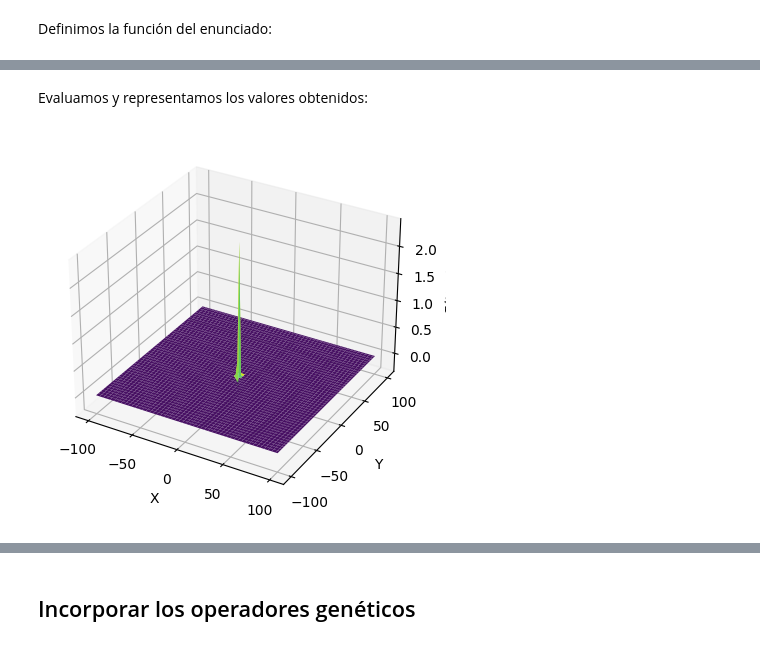
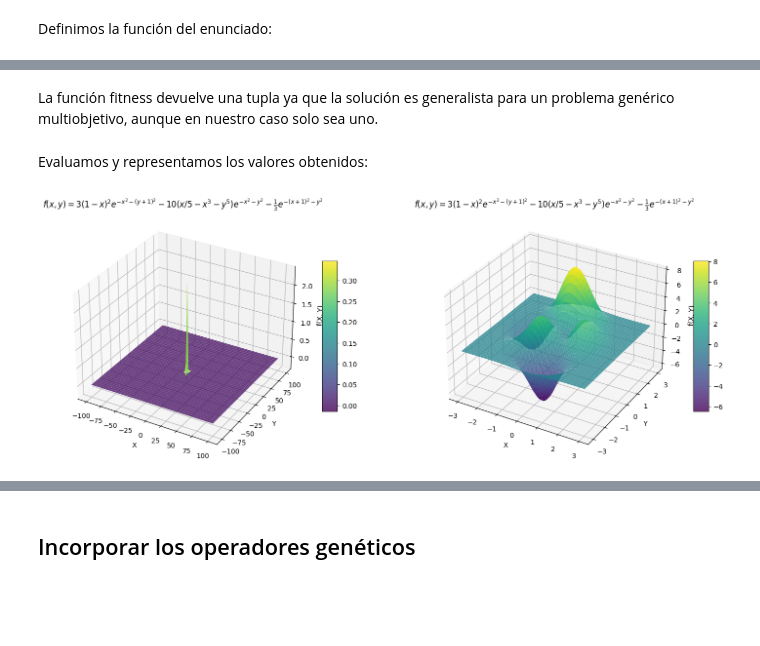
Before and after one commit to Alf-caput/P4_AlgoritmoGenetico, a Jupyter notebook: P4_AlgGen.ipynb, the cells around one changed output, grey strips where cells are left out. Drawn from its saved outputs; the diff is of its cells as text; code cells hidden in the pictures; blank space fills up the shorter version.

```diff
--- a/P4_AlgGen.ipynb
+++ b/P4_AlgGen.ipynb
@@ -57,33 +121,53 @@ toolbox.register("evaluate", partial(evaluate_fit, target_function=F, gene_range
+# %% [markdown]
+La función fitness devuelve una tupla ya que la solución es generalista para un problema genérico multiobjetivo, aunque en nuestro caso solo sea uno.
 # %% [markdown]
 Evaluamos y representamos los valores obtenidos:
-# %%
-import numpy as np
-import matplotlib.pyplot as plt
-from mpl_toolkits.mplot3d import Axes3D
-
-# Define la función
-F = lambda x, y: 3*(1-x)**2 * np.exp(-(x**2)-(y+1)**2) - 10*(x/5-x**3-y**5)*np.exp(-x**2-y**2) - 1/3*np.exp(-(x+1)**2-y**2)
-
-# Crea datos para la gráfica
-x = np.linspace(-100, 100, 100)
-y = np.linspace(-100, 100, 100)
-x, y = np.meshgrid(x, y)
-z = F(x, y)
-
-# Crea la figura 3D
-fig = plt.figure()
-ax = fig.add_subplot(111, projection='3d')
-
-# Grafica la función
-ax.plot_surface(x, y, z, cmap='viridis')
-
-# Añade etiquetas
-ax.set_xlabel('X')
-ax.set_ylabel('Y')
-ax.set_zlabel('F(X, Y)')
-
-# Muestra la gráfica
-plt.show()
-# %% [output]
-[figure, removed]
+# %%
+import numpy as np
+import matplotlib.pyplot as plt
+from mpl_toolkits.mplot3d import Axes3D
+
+# Función
+def f(x, y):
+    return 3*(1-x)**2*np.exp(-x**2-(y+1)**2)-10*(x/5-x**3-y**5)*np.exp(-x**2-y**2)-1/3*np.exp(-(x+1)**2-y**2)
+
+# Rango gráfica 1
+x1 = np.linspace(-100, 100, 100)
+y1 = np.linspace(-100, 100, 100)
+
+X1, Y1 = np.meshgrid(x1, y1)
+Z1 = f(X1, Y1)
+
+#Rango gráfica 2
+x2 = np.linspace(-3, 3, 100)
+y2 = np.linspace(-3, 3, 100)
+
+X2, Y2 = np.meshgrid(x2, y2)
+Z2 = f(X2, Y2)
+
+fig = plt.figure(figsize=(18, 8))
+
+# Gráfica 1
+ax1 = fig.add_subplot(121, projection='3d')
+surf1 = ax1.plot_surface(X1, Y1, Z1, cmap='viridis', edgecolor='none', alpha=0.8)
+ax1.set_xlabel('X')
+ax1.set_ylabel('Y')
+ax1.set_zlabel('f(X, Y)')
+title_text1 = r'$f(x, y) = 3(1-x)^2e^{-x^2-(y+1)^2} - 10(x/5 - x^3 - y^5)e^{-x^2-y^2} - \frac{1}{3}e^{-(x+1)^2-y^2}$'
+ax1.set_title(title_text1, fontsize=12)
+fig.colorbar(surf1, ax=ax1, shrink=0.5, aspect=10)
+
+#Gráfica 2
+ax2 = fig.add_subplot(122, projection='3d')
+surf2 = ax2.plot_surface(X2, Y2, f(X2, Y2), cmap='viridis', edgecolor='none', alpha=0.8)
+ax2.set_xlabel('X')
+ax2.set_ylabel('Y')
+ax2.set_zlabel('f(X, Y)')
+title_text2 = r'$f(x, y) = 3(1-x)^2e^{-x^2-(y+1)^2} - 10(x/5 - x^3 - y^5)e^{-x^2-y^2} - \frac{1}{3}e^{-(x+1)^2-y^2}$'
+ax2.set_title(title_text2, fontsize=12)
+fig.colorbar(surf2, ax=ax2, shrink=0.5, aspect=10)
+
+plt.show()
+# %% [output]
+[figure, added]
 # %% [markdown]
```
Also changed, not shown: parts of 44 cells of this notebook.
